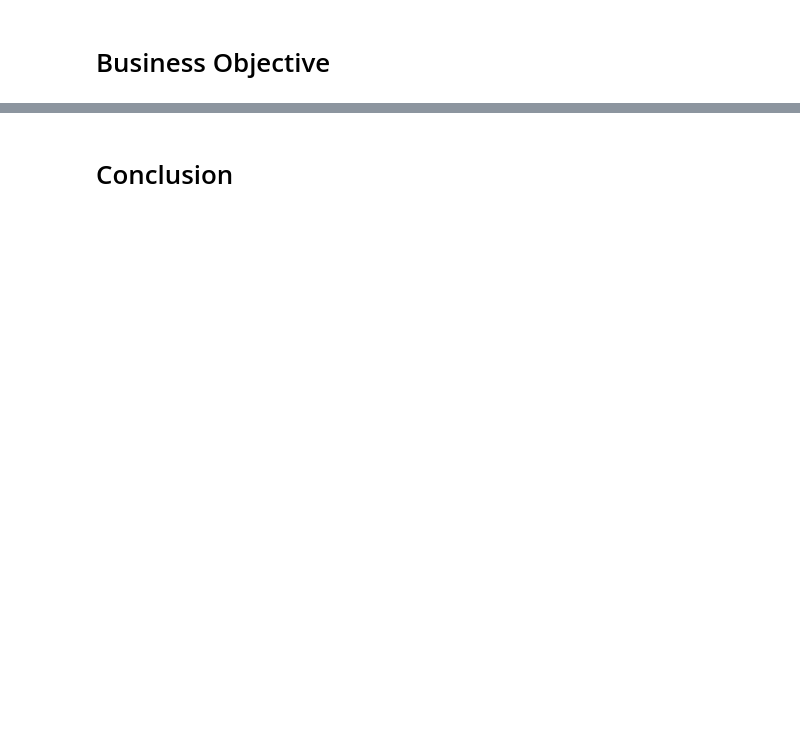
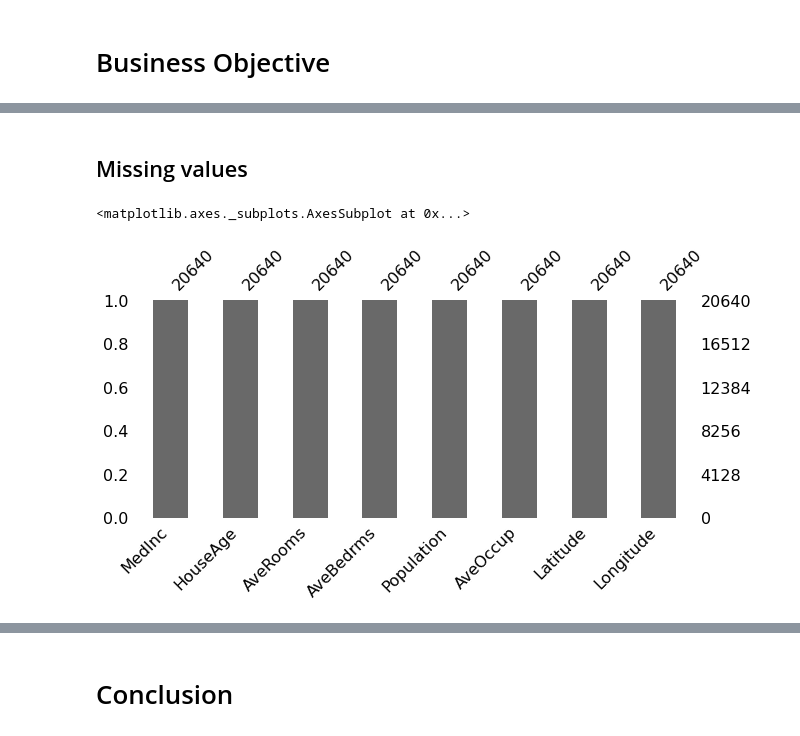
Before and after one commit to sachinac/MSDS7333, a Jupyter notebook: case_study05/msds_qtw_case_study05.ipynb, the cells around one changed output, grey strips where cells are left out. Cells and saved outputs as stored; diff of their text form; code cells hidden in the pictures; blank space fills up the shorter version.

```diff
--- a/case_study05/msds_qtw_case_study05.ipynb
+++ b/case_study05/msds_qtw_case_study05.ipynb
@@ -30,0 +50,3 @@
+# %%
+housing_df = ds.fetch_california_housing(as_frame=True).data
+target_df  = ds.fetch_california_housing(as_frame=True).target
@@ -30,0 +115,7 @@
+# %% [markdown]
+## Missing values
+# %%
+msno.bar(housing_df,figsize=(10, 4))
+# %% [output]
+<matplotlib.axes._subplots.AxesSubplot at 0x...>
+[figure, added]
```
Also changed, not shown: parts of 77 cells of this notebook.
